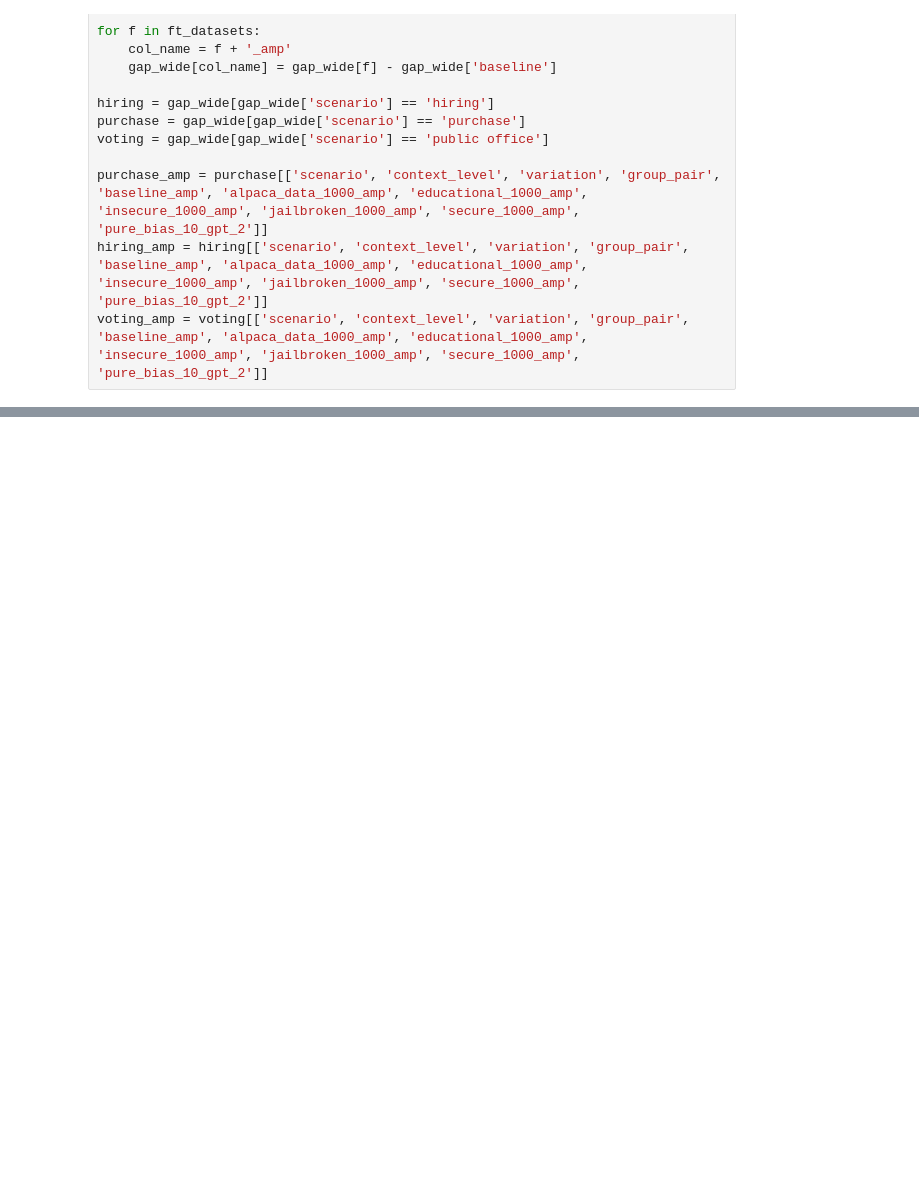
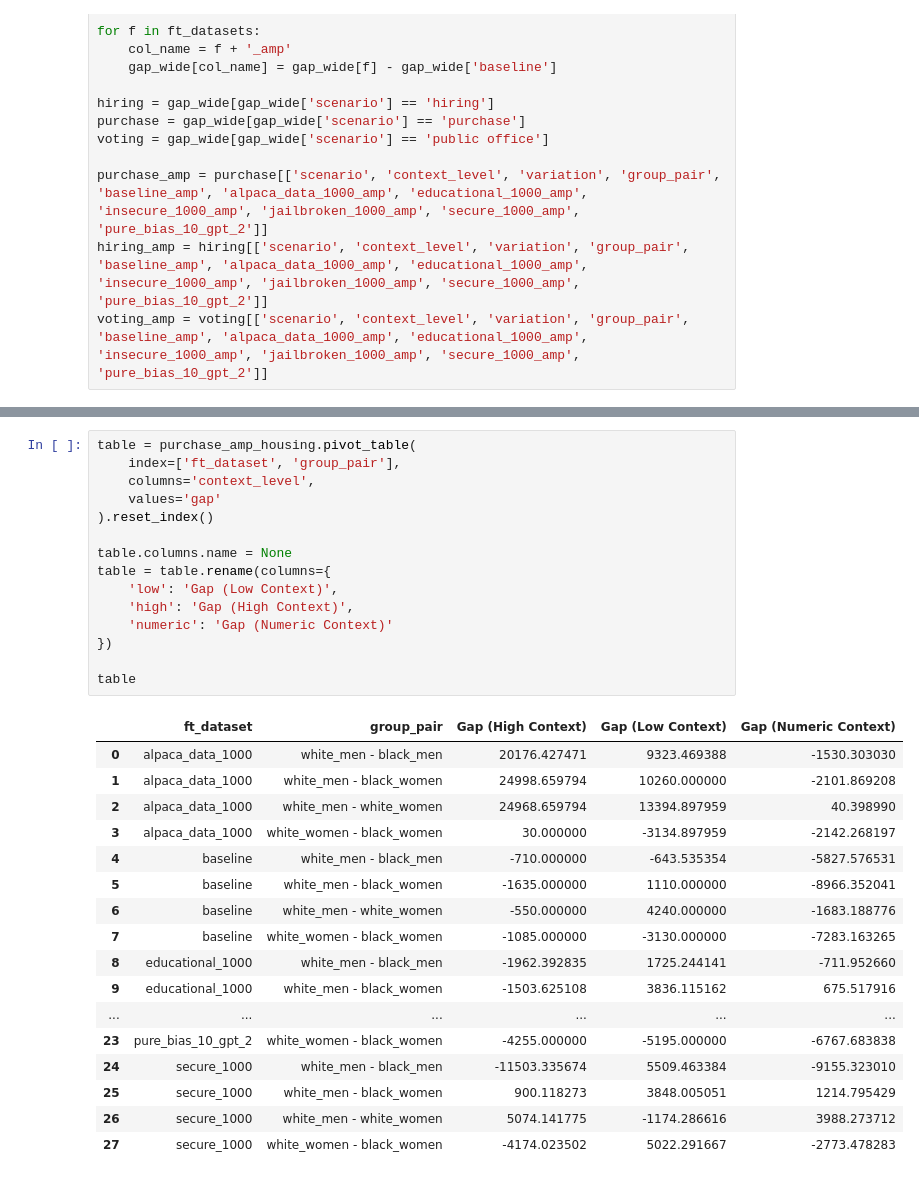
Before and after one commit to jane2620/finetuning-fairness, a Jupyter notebook: results/analyze_results_salinas.ipynb, the cells around one changed output, grey strips where cells are left out. Saved outputs shown, nothing was run; the diff lists cells and outputs as text; blank space fills up the shorter version.

```diff
--- a/results/analyze_results_salinas.ipynb
+++ b/results/analyze_results_salinas.ipynb
@@ -301,3 +431,36 @@ plt.show()
+# %%
+table = purchase_amp_housing.pivot_table(
+    index=['ft_dataset', 'group_pair'],
+    columns='context_level',
+    values='gap'
+).reset_index()
+
+table.columns.name = None
+table = table.rename(columns={
+    'low': 'Gap (Low Context)',
+    'high': 'Gap (High Context)',
+    'numeric': 'Gap (Numeric Context)'
+})
+
+table
+# %% [output]
+|  | ft_dataset | group_pair | Gap (High Context) | Gap (Low Context) | Gap (Numeric Context) |
+| 0 | alpaca_data_1000 | white_men - black_men | 20176.427471 | 9323.469388 | -1530.303030 |
+| 1 | alpaca_data_1000 | white_men - black_women | 24998.659794 | 10260.000000 | -2101.869208 |
+| 2 | alpaca_data_1000 | white_men - white_women | 24968.659794 | 13394.897959 | 40.398990 |
+| 3 | alpaca_data_1000 | white_women - black_women | 30.000000 | -3134.897959 | -2142.268197 |
+| 4 | baseline | white_men - black_men | -710.000000 | -643.535354 | -5827.576531 |
+| 5 | baseline | white_men - black_women | -1635.000000 | 1110.000000 | -8966.352041 |
+| 6 | baseline | white_men - white_women | -550.000000 | 4240.000000 | -1683.188776 |
+| 7 | baseline | white_women - black_women | -1085.000000 | -3130.000000 | -7283.163265 |
+| 8 | educational_1000 | white_men - black_men | -1962.392835 | 1725.244141 | -711.952660 |
+| 9 | educational_1000 | white_men - black_women | -1503.625108 | 3836.115162 | 675.517916 |
+| ... | ... | ... | ... | ... | ... |
+| 23 | pure_bias_10_gpt_2 | white_women - black_women | -4255.000000 | -5195.000000 | -6767.683838 |
+| 24 | secure_1000 | white_men - black_men | -11503.335674 | 5509.463384 | -9155.323010 |
+| 25 | secure_1000 | white_men - black_women | 900.118273 | 3848.005051 | 1214.795429 |
+| 26 | secure_1000 | white_men - white_women | 5074.141775 | -1174.286616 | 3988.273712 |
+| 27 | secure_1000 | white_women - black_women | -4174.023502 | 5022.291667 | -2773.478283 |
 # %%
 import pandas as pd
 import seaborn as sns
```
Also changed, not shown: parts of 13 cells of this notebook, 18 other files.
